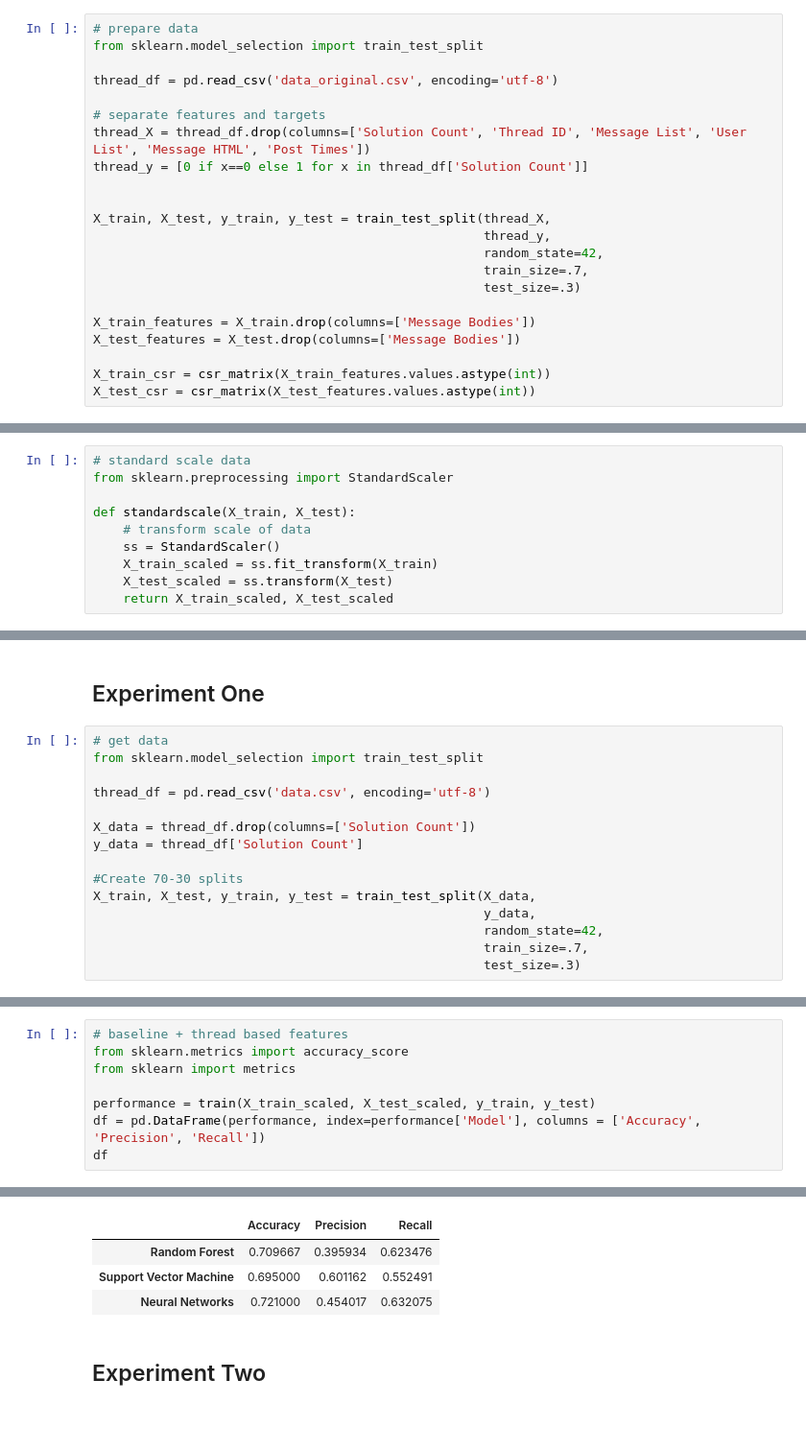
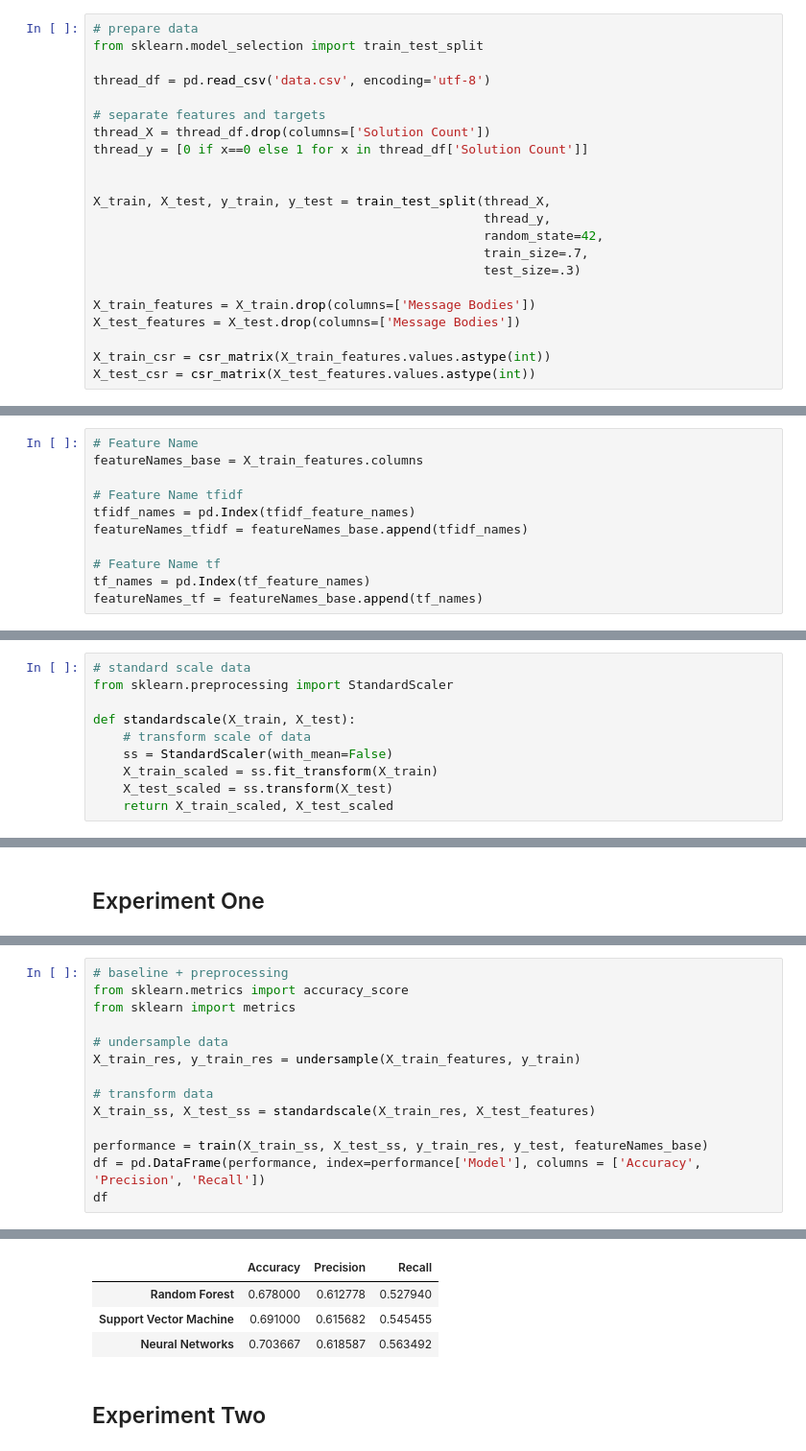
Before and after one commit to justseewhathappens/community-thread-solutions, a Jupyter notebook: Demo.ipynb, the cells around one changed output, grey strips where cells are left out. Shown at 96% size. Saved outputs shown, nothing was run; the diff lists cells and outputs as text; blank space fills up the shorter version.

```diff
--- a/Demo.ipynb
+++ b/Demo.ipynb
@@ -100,10 +105,10 @@ class LemmaTokenizer(object):
 # prepare data
 from sklearn.model_selection import train_test_split
 
-thread_df = pd.read_csv('data_original.csv', encoding='utf-8')
+thread_df = pd.read_csv('data.csv', encoding='utf-8')
 
 # separate features and targets
-thread_X = thread_df.drop(columns=['Solution Count', 'Thread ID', 'Message List', 'User List', 'Message HTML', 'Post Times'])
+thread_X = thread_df.drop(columns=['Solution Count'])
 thread_y = [0 if x==0 else 1 for x in thread_df['Solution Count']]
 
 
@@ -167,3 +172,14 @@ Extracting tf features...
+# %%
+# Feature Name
+featureNames_base = X_train_features.columns
+
+# Feature Name tfidf
+tfidf_names = pd.Index(tfidf_feature_names)
+featureNames_tfidf = featureNames_base.append(tfidf_names)
+
+# Feature Name tf
+tf_names = pd.Index(tf_feature_names)
+featureNames_tf = featureNames_base.append(tf_names)
 # %% [markdown]
 # Step 2. Data Pre-Processing
 # %%
@@ -181,7 +197,7 @@ from sklearn.preprocessing import StandardScaler
 
 def standardscale(X_train, X_test):
     # transform scale of data
-    ss = StandardScaler()
+    ss = StandardScaler(with_mean=False)
     X_train_scaled = ss.fit_transform(X_train)
     X_test_scaled = ss.transform(X_test)
     return X_train_scaled, X_test_scaled
@@ -238,17 +286,2 @@ df
 # %% [markdown]
 ## Experiment One
-# %%
-# get data
-from sklearn.model_selection import train_test_split
-
-thread_df = pd.read_csv('data.csv', encoding='utf-8')
-
-X_data = thread_df.drop(columns=['Solution Count'])
-y_data = thread_df['Solution Count']
-
-#Create 70-30 splits
-X_train, X_test, y_train, y_test = train_test_split(X_data,
-                                                    y_data,
-                                                    random_state=42,
-                                                    train_size=.7,
-                                                    test_size=.3)
@@ -261,9 +288,15 @@ X_train_scaled, X_test_scaled = standardscale(X_train, X_test)
 # %%
-# baseline + thread based features
+# baseline + preprocessing
 from sklearn.metrics import accuracy_score
 from sklearn import metrics
 
-performance = train(X_train_scaled, X_test_scaled, y_train, y_test)
+# undersample data
+X_train_res, y_train_res = undersample(X_train_features, y_train)
+
+# transform data
+X_train_ss, X_test_ss = standardscale(X_train_res, X_test_features)
+
+performance = train(X_train_ss, X_test_ss, y_train_res, y_test, featureNames_base)
 df = pd.DataFrame(performance, index=performance['Model'], columns = ['Accuracy', 'Precision', 'Recall'])
 df
 # %% [output]
@@ -270,7 +307,7 @@ df
 |  | Accuracy | Precision | Recall |
-| Random Forest | 0.709667 | 0.395934 | 0.623476 |
-| Support Vector Machine | 0.695000 | 0.601162 | 0.552491 |
-| Neural Networks | 0.721000 | 0.454017 | 0.632075 |
+| Random Forest | 0.678000 | 0.612778 | 0.527940 |
+| Support Vector Machine | 0.691000 | 0.615682 | 0.545455 |
+| Neural Networks | 0.703667 | 0.618587 | 0.563492 |
 # %% [markdown]
 ## Experiment Two
 # %%
```
Also changed, not shown: parts of 13 cells of this notebook.
